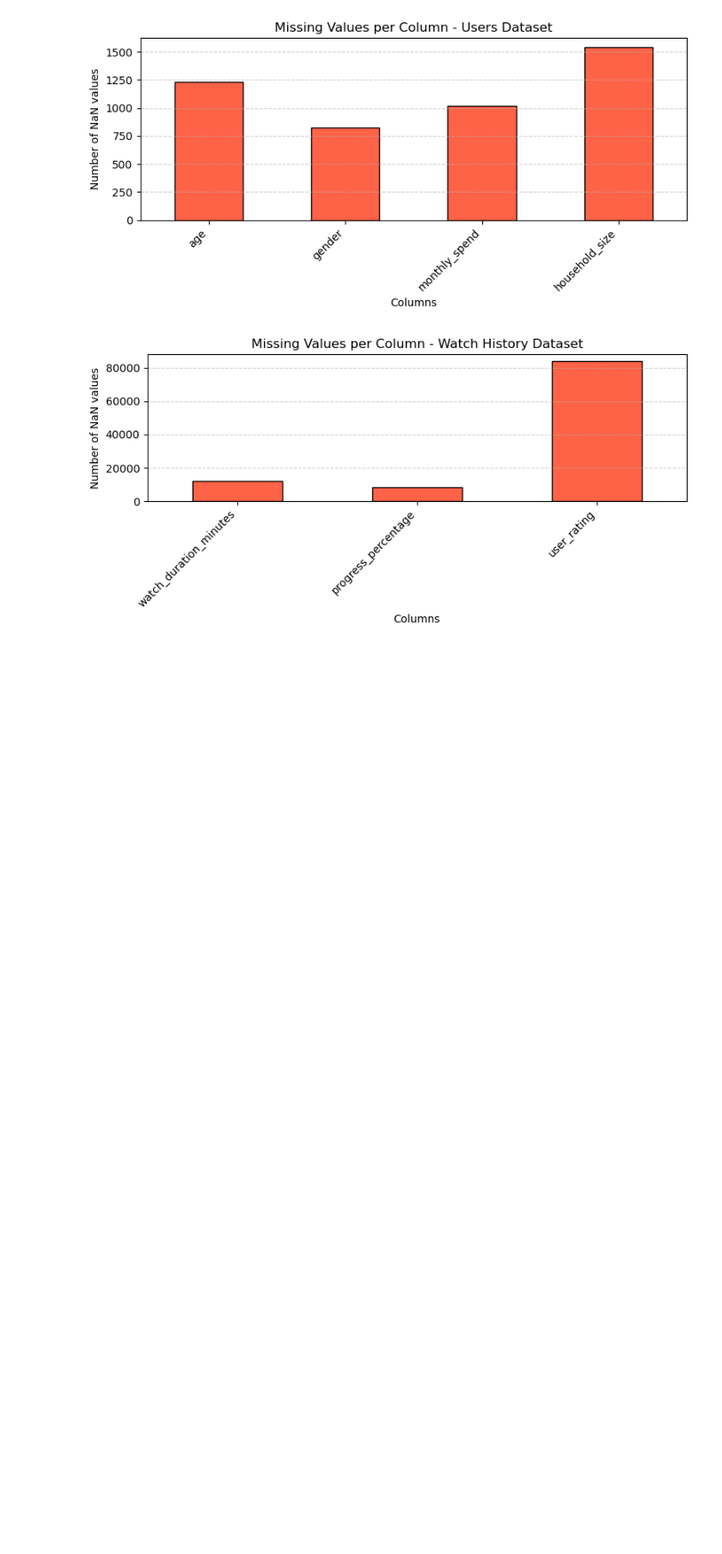
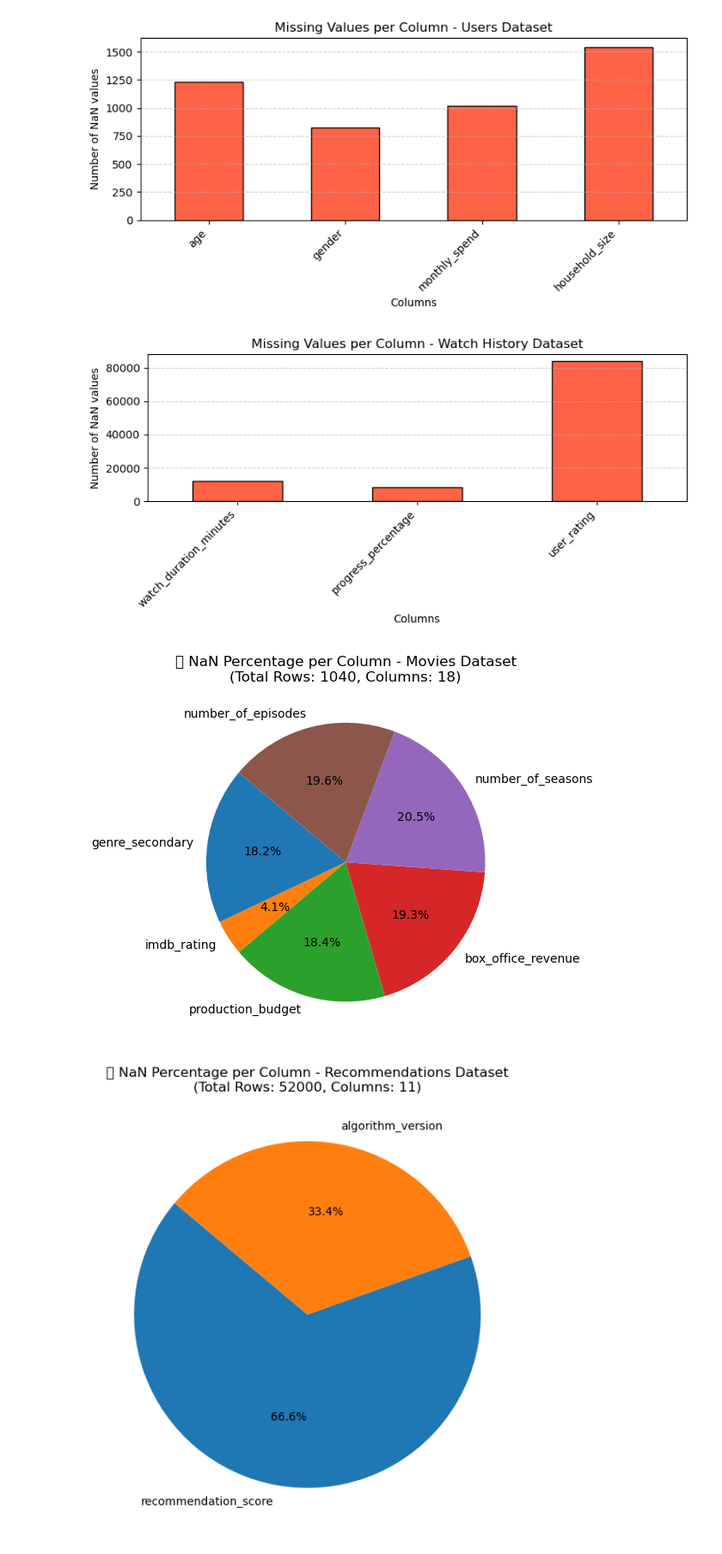
Before and after one commit to vamsik1606/Project_Netflix, a Jupyter notebook: netflix_data_analysis.ipynb, the cells around one changed output. Shown at 86% size. Drawn from its saved outputs; the diff is of its cells as text; code cells hidden in the pictures; blank space fills up the shorter version.

Commit message:
data cleaning

```diff
--- a/netflix_data_analysis.ipynb
+++ b/netflix_data_analysis.ipynb
@@ -168,3 +168,42 @@ for name, df in dataframes.items():
 [figure]
 [figure]
 [figure]
+# %%
+
+dataframes = {
+    "Movies": movies_df,
+    "Recommendations": recomm_df,
+    "Reviews": reviews_df,
+    "Search": search_df,
+    "Users": users_df,
+    "Watch History": watch_df
+}
+
+for name, df in dataframes.items():
+    total_cells = df.shape[0] * df.shape[1]  # total number of cells in the DataFrame
+    nan_counts = df.isnull().sum()
+    nan_percent = (nan_counts / df.shape[0]) * 100  # percent of rows that have NaN in that column
+
+    # Keep only columns with missing values
+    nan_percent = nan_percent[nan_percent > 0]
+
+    # Skip if there are no NaNs
+    if nan_percent.empty:
+        print(f"✅ {name}: No missing values found.\n")
+        continue
+
+    # Pie chart
+    plt.figure(figsize=(6, 6))
+    plt.pie(
+        nan_percent,
+        labels=nan_percent.index,
+        autopct='%1.1f%%',
+        startangle=140,
+        colors=plt.cm.tab10.colors  # gives different colors per column
+    )
+    plt.title(f"🧩 NaN Percentage per Column - {name} Dataset\n(Total Rows: {df.shape[0]}, Columns: {df.shape[1]})")
+    plt.tight_layout()
+    plt.show()
+# %% [output]
+[figure, added]
+[figure, added]
```
Also changed, not shown: parts of 15 cells of this notebook.
